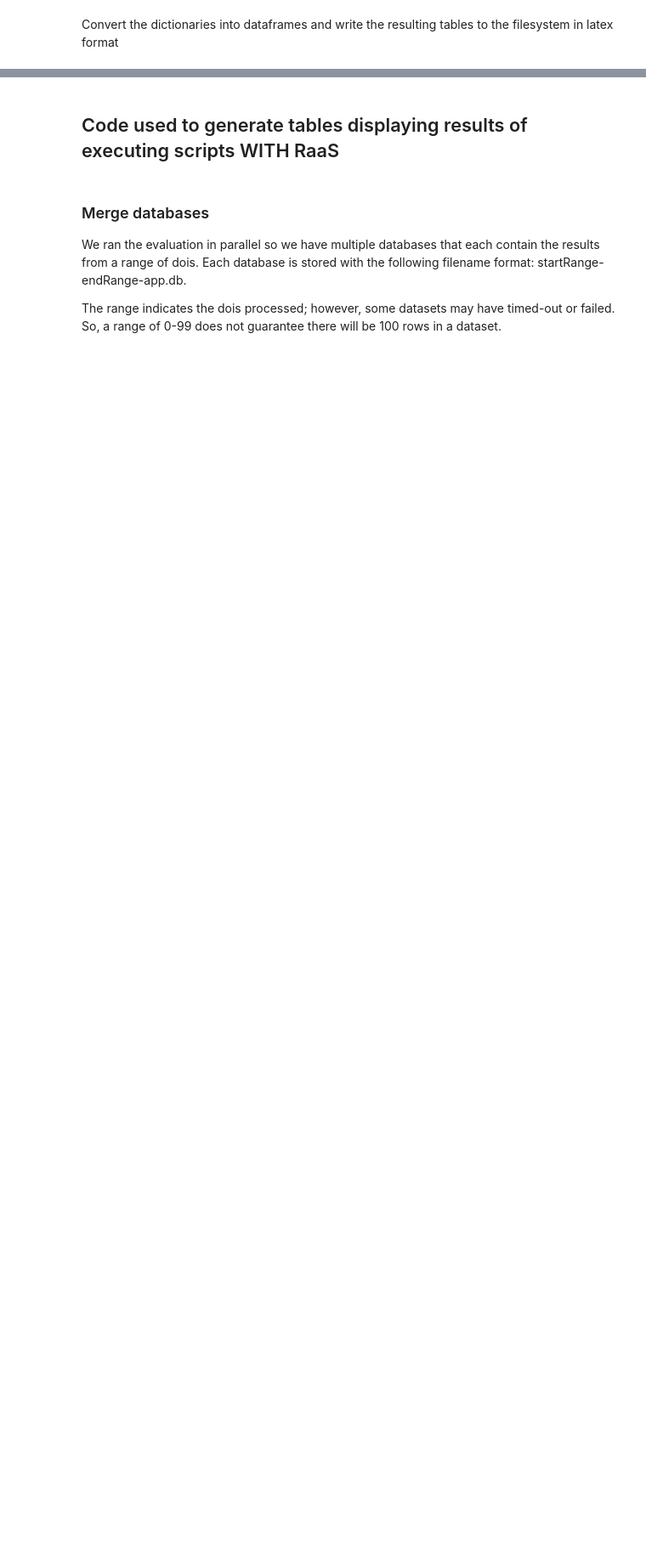
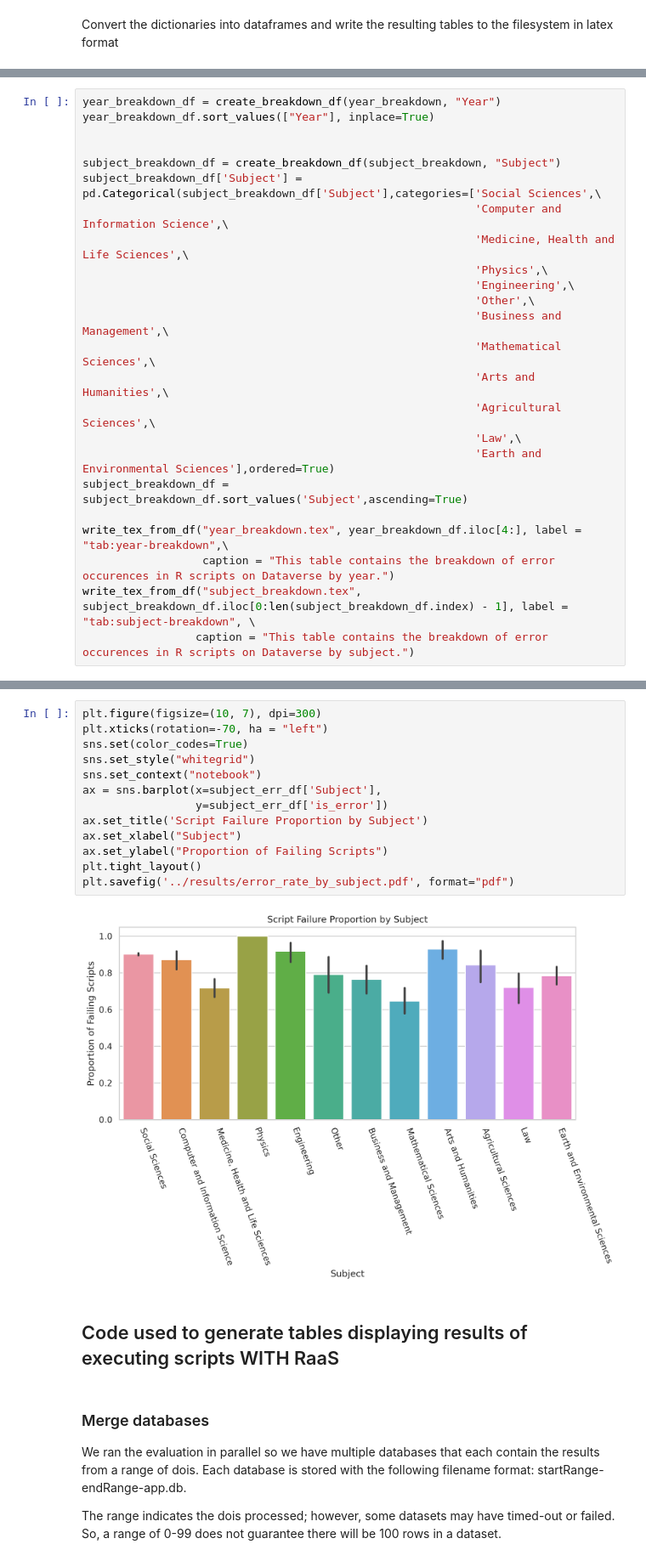
Before and after one commit to jwons/raas-eval, a Jupyter notebook: scripts/create_all_figures_and_tables.ipynb, the cells around one changed output, grey strips where cells are left out. Shown at 85% size. Drawn from its saved outputs; the diff is of its cells as text; blank space fills up the shorter version.

```diff
--- a/scripts/create_all_figures_and_tables.ipynb
+++ b/scripts/create_all_figures_and_tables.ipynb
@@ -320,0 +375,24 @@ write_tex_from_df("subject_breakdown.tex", subject_breakdown_df)
+# %%
+year_breakdown_df = create_breakdown_df(year_breakdown, "Year")
+year_breakdown_df.sort_values(["Year"], inplace=True)
+
+
+subject_breakdown_df = create_breakdown_df(subject_breakdown, "Subject")
+subject_breakdown_df['Subject'] = pd.Categorical(subject_breakdown_df['Subject'],categories=['Social Sciences',\
+                                                           'Computer and Information Science',\
+                                                           'Medicine, Health and Life Sciences',\
+                                                           'Physics',\
+                                                           'Engineering',\
+                                                           'Other',\
+                                                           'Business and Management',\
+                                                           'Mathematical Sciences',\
+                                                           'Arts and Humanities',\
+                                                           'Agricultural Sciences',\
+                                                           'Law',\
+                                                           'Earth and Environmental Sciences'],ordered=True)
+subject_breakdown_df = subject_breakdown_df.sort_values('Subject',ascending=True)
+
+write_tex_from_df("year_breakdown.tex", year_breakdown_df.iloc[4:], label = "tab:year-breakdown",\
+                  caption = "This table contains the breakdown of error occurences in R scripts on Dataverse by year.")
+write_tex_from_df("subject_breakdown.tex", subject_breakdown_df.iloc[0:len(subject_breakdown_df.index) - 1], label = "tab:subject-breakdown", \
+                 caption = "This table contains the breakdown of error occurences in R scripts on Dataverse by subject.")
@@ -321,3 +431,18 @@ write_tex_from_df("subject_breakdown.tex", subject_breakdown_df)
+# %%
+plt.figure(figsize=(10, 7), dpi=300)
+plt.xticks(rotation=-70, ha = "left")
+sns.set(color_codes=True)
+sns.set_style("whitegrid")
+sns.set_context("notebook")
+ax = sns.barplot(x=subject_err_df['Subject'],
+                 y=subject_err_df['is_error'])
+ax.set_title('Script Failure Proportion by Subject')
+ax.set_xlabel("Subject")
+ax.set_ylabel("Proportion of Failing Scripts")
+plt.tight_layout()
+plt.savefig('../results/error_rate_by_subject.pdf', format="pdf")
+# %% [output]
+[figure, added]
 # %% [markdown]
 ## Code used to generate tables displaying results of executing scripts WITH RaaS
 # %% [markdown]
```
Also changed, not shown: parts of 23 cells of this notebook, 17 other files.
